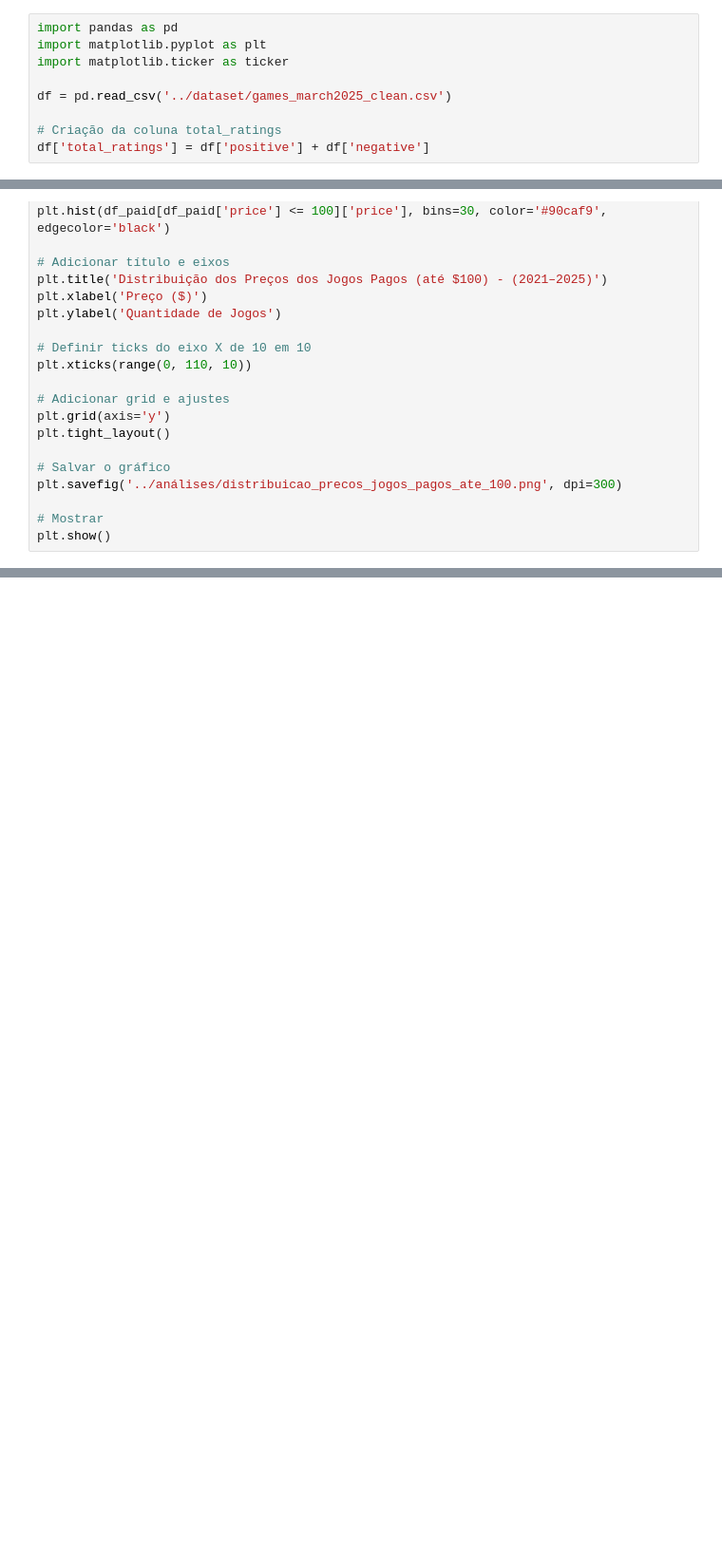
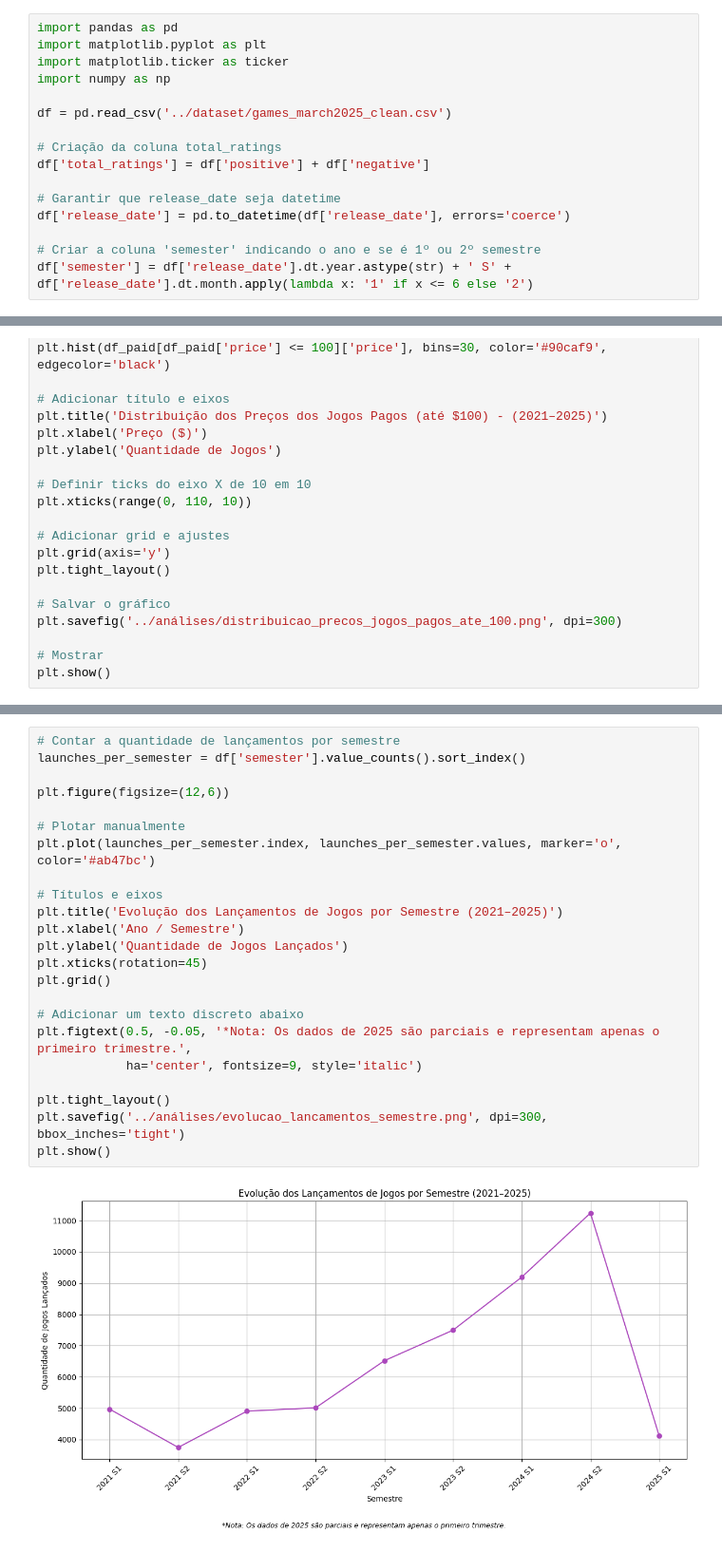
Before and after one commit to luaprata/analise-steam_dataset, a Jupyter notebook: notebooks/analise_steam.ipynb, the cells around one changed output, grey strips where cells are left out. Shown at 95% size. Drawn from its saved outputs; the diff is of its cells as text; blank space fills up the shorter version.

Commit message:
Update: gráfico de lançamentos

```diff
--- a/notebooks/analise_steam.ipynb
+++ b/notebooks/analise_steam.ipynb
@@ -2,11 +2,18 @@
 import pandas as pd
 import matplotlib.pyplot as plt
 import matplotlib.ticker as ticker
+import numpy as np
 
 df = pd.read_csv('../dataset/games_march2025_clean.csv')
 
 # Criação da coluna total_ratings
 df['total_ratings'] = df['positive'] + df['negative']
+
+# Garantir que release_date seja datetime
+df['release_date'] = pd.to_datetime(df['release_date'], errors='coerce')
+
+# Criar a coluna 'semester' indicando o ano e se é 1º ou 2º semestre
+df['semester'] = df['release_date'].dt.year.astype(str) + ' S' + df['release_date'].dt.month.apply(lambda x: '1' if x <= 6 else '2')
 # %%
 # Preparar dados
 top10_games = df.sort_values('total_ratings', ascending=False).head(10)
@@ -93,0 +99,25 @@ plt.show()
+# %%
+# Contar a quantidade de lançamentos por semestre
+launches_per_semester = df['semester'].value_counts().sort_index()
+
+plt.figure(figsize=(12,6))
+
+# Plotar manualmente
+plt.plot(launches_per_semester.index, launches_per_semester.values, marker='o', color='#ab47bc')
+
+# Títulos e eixos
+plt.title('Evolução dos Lançamentos de Jogos por Semestre (2021–2025)')
+plt.xlabel('Ano / Semestre')
+plt.ylabel('Quantidade de Jogos Lançados')
+plt.xticks(rotation=45)
+plt.grid()
+
+# Adicionar um texto discreto abaixo
+plt.figtext(0.5, -0.05, '*Nota: Os dados de 2025 são parciais e representam apenas o primeiro trimestre.',
+            ha='center', fontsize=9, style='italic')
+
+plt.tight_layout()
+plt.savefig('../análises/evolucao_lancamentos_semestre.png', dpi=300, bbox_inches='tight')
+plt.show()
+# %% [output]
+[figure, added]
```
Also changed, not shown: parts of 1 cell of this notebook, 2 other files.
